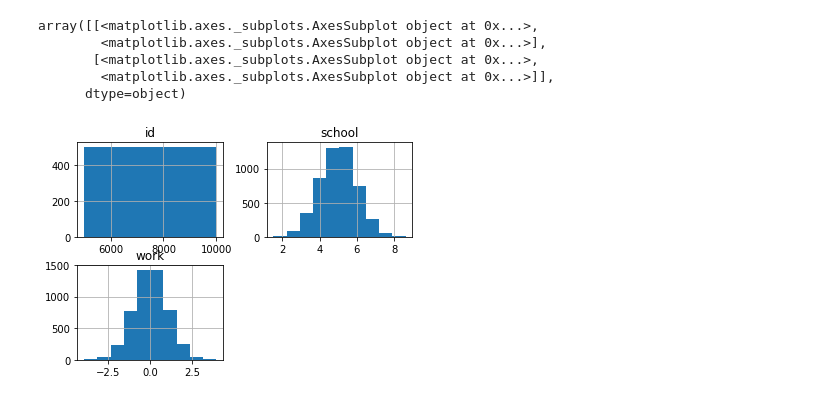
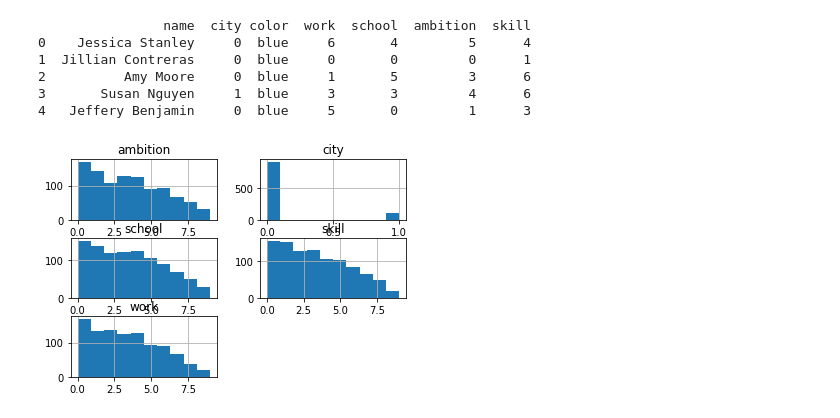
Before and after one commit to AliaElKattan/survivalofthebestfit, a Jupyter notebook: data-engineering/simple-bias.ipynb, the cells around one changed output. Drawn from its saved outputs; the diff is of its cells as text; code cells hidden in the pictures.

```diff
--- a/data-engineering/simple-bias.ipynb
+++ b/data-engineering/simple-bias.ipynb
@@ -43,16 +30,32 @@ array([[<matplotlib.axes._subplots.AxesSubplot object at 0x...>,
-# %%
-#yellow group
-id = [x for x in range(group_size, 2*group_size)]
-
-work = np.random.normal(loc=0, size=group_size)
-school = np.random.normal(loc=skew, size=group_size)
-
-yellow_group = pd.DataFrame({'id': id, 'work': work, 'school': school})
-yellow_group.hist()
-# %% [output]
-array([[<matplotlib.axes._subplots.AxesSubplot object at 0x...>,
-        <matplotlib.axes._subplots.AxesSubplot object at 0x...>],
-       [<matplotlib.axes._subplots.AxesSubplot object at 0x...>,
-        <matplotlib.axes._subplots.AxesSubplot object at 0x...>]],
-      dtype=object)
-[figure, removed]
+# %%
+group_size = 1000
+skew = 5
+fake = Faker('en').name
+
+mini = 0
+maxi = 10
+city_bias = 0.1
+# %%
+#blue group
+skill = np.random.power(1.6, size=group_size) * -maxi + maxi
+work = np.random.power(1.6, size=group_size) * -maxi + maxi
+school = np.random.power(1.6, size=group_size) * -maxi + maxi
+ambition = np.random.power(1.6, size=group_size) * -maxi + maxi
+name =  np.array([fake() for _ in range(group_size)])
+city = np.random.choice(2, group_size, p=[1-city_bias, city_bias])
+color =  np.array(['blue' for _ in range(group_size)])
+
+blue_group = pd.DataFrame({'name': name, 'city': city, 'color': color, 'work': work.astype(int), 'school': school.astype(int), 'ambition': ambition.astype(int), 'skill': skill.astype(int)})
+
+print(blue_group.head())
+
+blue_group.hist()
+plt.show()
+# %% [output]
+                name  city color  work  school  ambition  skill
+0    Jessica Stanley     0  blue     6       4         5      4
+1  Jillian Contreras     0  blue     0       0         0      1
+2          Amy Moore     0  blue     1       5         3      6
+3       Susan Nguyen     1  blue     3       3         4      6
+4   Jeffery Benjamin     0  blue     5       0         1      3
+[figure, added]
```
Also changed, not shown: parts of 17 cells of this notebook, 10 other files.
